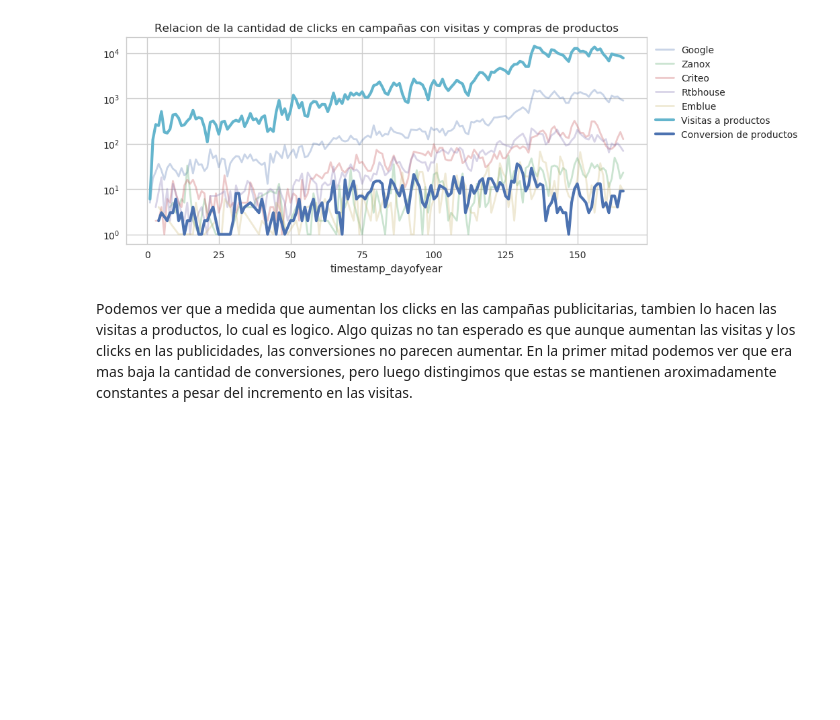
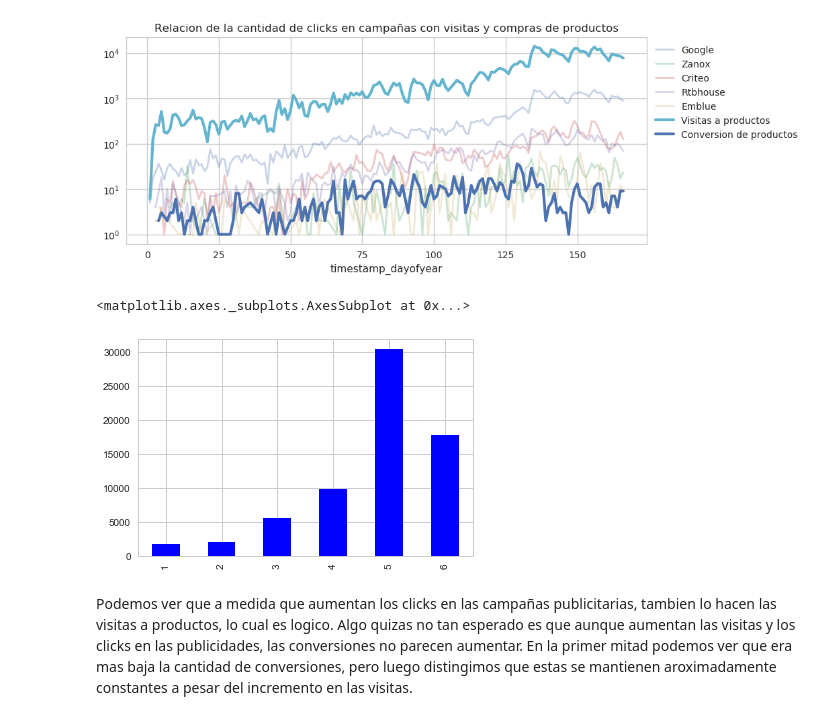
Before and after one commit to sebalogue/tp1-datos, a Jupyter notebook: TP1 - Notebook principal .ipynb, the cells around one changed output. Drawn from its saved outputs; the diff is of its cells as text; code cells hidden in the pictures; blank space fills up the shorter version.

```diff
--- a/TP1 - Notebook principal .ipynb
+++ b/TP1 - Notebook principal .ipynb
@@ -819,6 +821,11 @@ plt.title('Relacion de la cantidad de clicks en campañas con visitas y compras
 # %% [output]
 Text(0.5,1,'Relacion de la cantidad de clicks en campañas con visitas y compras de productos')
 [figure]
+# %%
+visitas_por_mes.plot(kind = 'bar', color = 'b')
+# %% [output]
+<matplotlib.axes._subplots.AxesSubplot at 0x...>
+[figure, added]
 # %% [markdown]
 Podemos ver que a medida que aumentan los clicks en las campañas publicitarias, tambien
 lo hacen las visitas a productos, lo cual es logico. Algo quizas no tan esperado es que aunque aumentan
```
Also changed, not shown: parts of 1 cell of this notebook, 2 other files.
